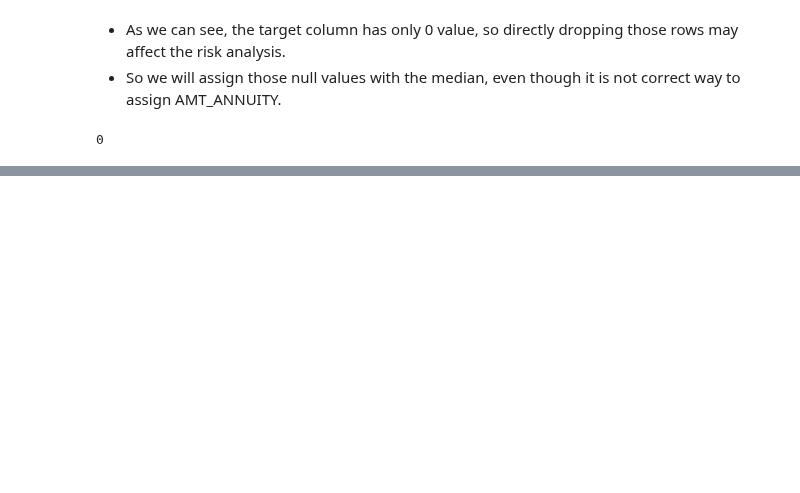
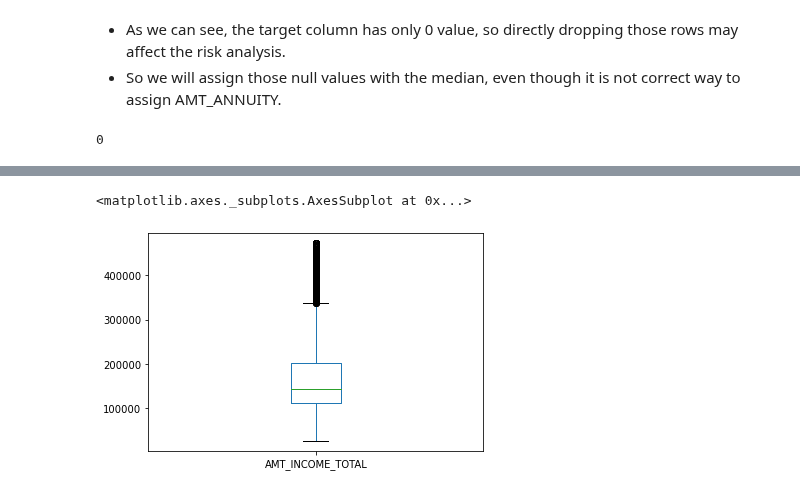
Before and after one commit to shardul-rajhans/Bank-Credit-Loan-Risk-Analytics-EDA, a Jupyter notebook: shardul_sohini_eda_case_study.ipynb, the cells around one changed output, grey strips where cells are left out. Drawn from its saved outputs; the diff is of its cells as text; code cells hidden in the pictures; blank space fills up the shorter version.

```diff
--- a/shardul_sohini_eda_case_study.ipynb
+++ b/shardul_sohini_eda_case_study.ipynb
@@ -290,0 +573,5 @@ application_data.AMT_ANNUITY.isnull().sum()
+# %%
+application_data[application_data.AMT_INCOME_TOTAL <= application_data.AMT_INCOME_TOTAL.quantile(0.99)].AMT_INCOME_TOTAL.plot.box()
+# %% [output]
+<matplotlib.axes._subplots.AxesSubplot at 0x...>
+[figure, added]
```
Also changed, not shown: parts of 59 cells of this notebook.
